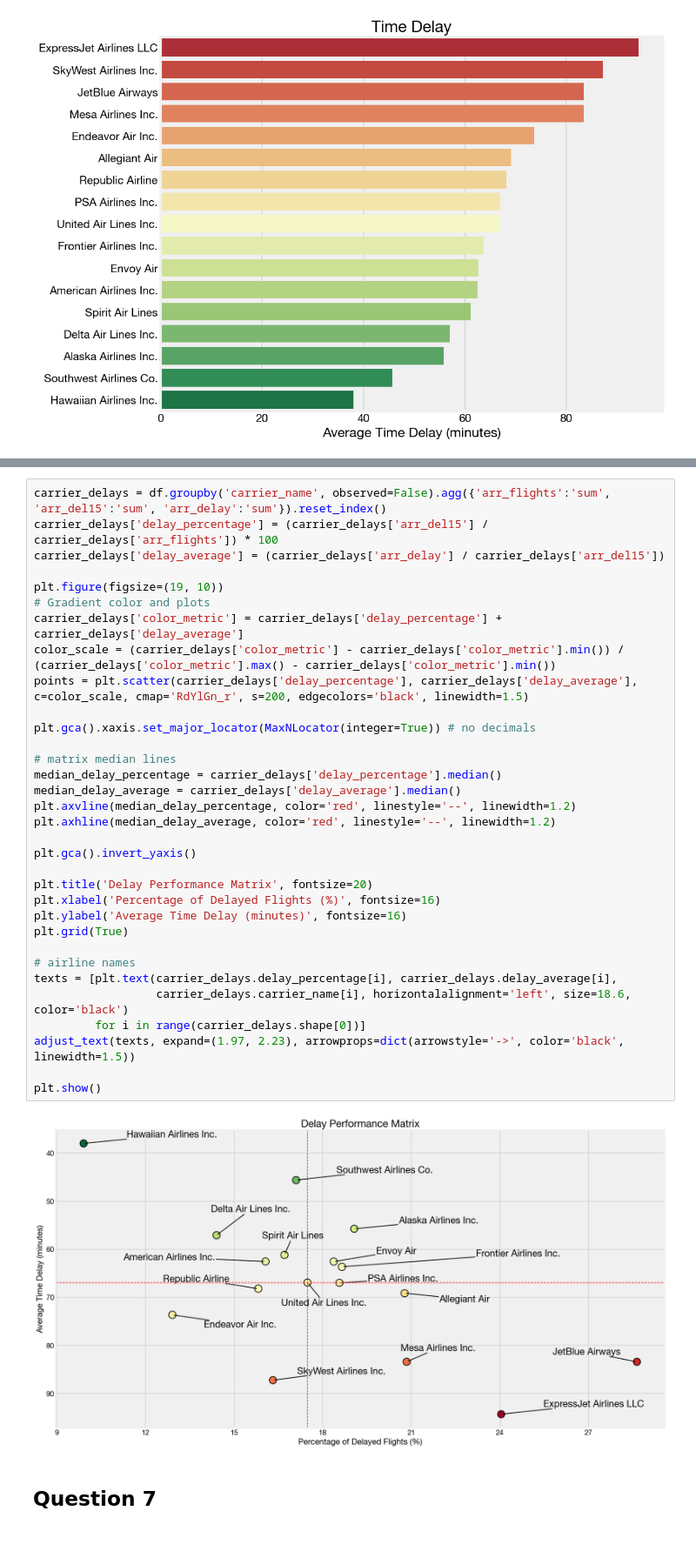
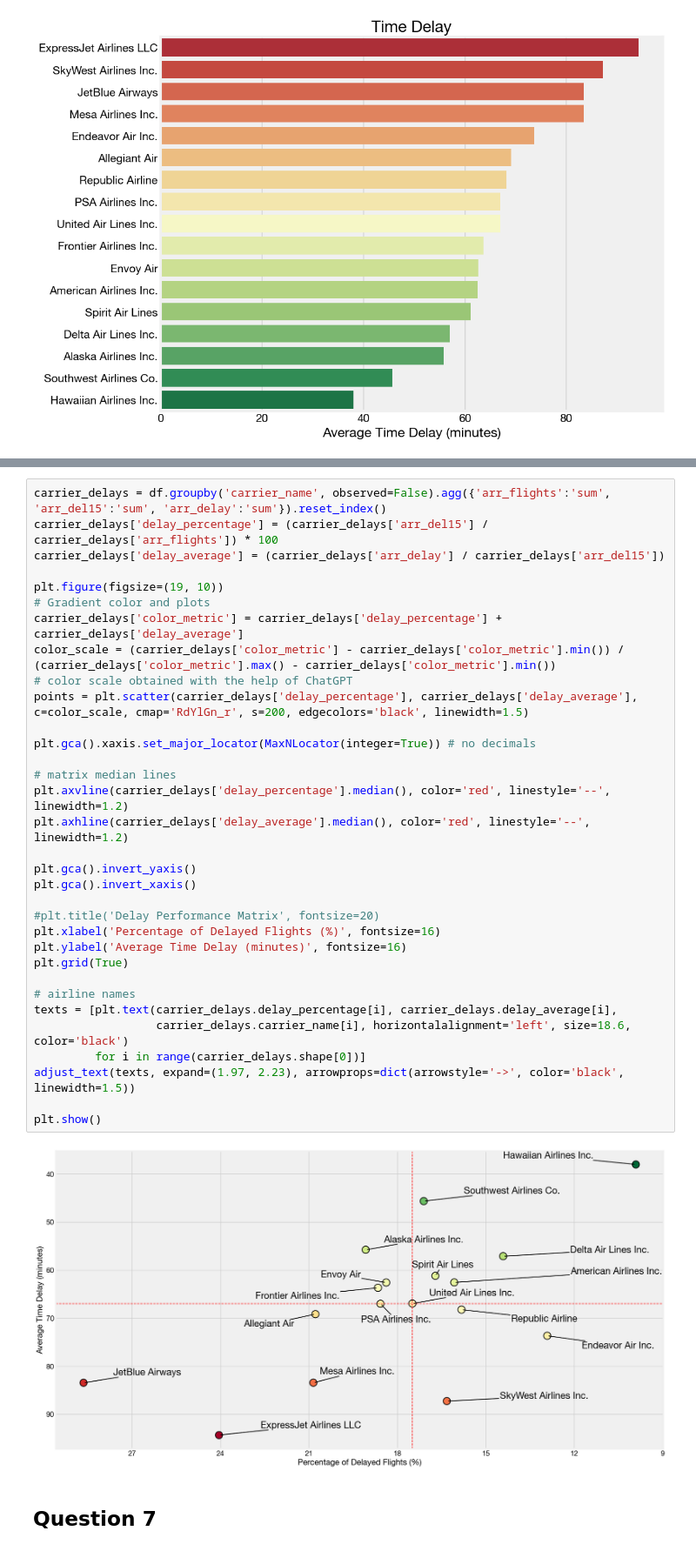
Before and after one commit to dominik117/flight-delays, a Jupyter notebook: eda_airlines.ipynb, the cells around one changed output, grey strips where cells are left out. Shown at 87% size. Saved outputs shown, nothing was run; the diff lists cells and outputs as text.

```diff
--- a/eda_airlines.ipynb
+++ b/eda_airlines.ipynb
@@ -374,37 +374,37 @@ What is the matrix view between big/small and bad/good performing airlines?
 # %%
 carrier_delays = df.groupby('carrier_name', observed=False).agg({'arr_flights':'sum', 'arr_del15':'sum', 'arr_delay':'sum'}).reset_index()
 carrier_delays['delay_percentage'] = (carrier_delays['arr_del15'] / carrier_delays['arr_flights']) * 100
 carrier_delays['delay_average'] = (carrier_delays['arr_delay'] / carrier_delays['arr_del15'])
 
 plt.figure(figsize=(19, 10))
 # Gradient color and plots
 carrier_delays['color_metric'] = carrier_delays['delay_percentage'] + carrier_delays['delay_average']
 color_scale = (carrier_delays['color_metric'] - carrier_delays['color_metric'].min()) / (carrier_delays['color_metric'].max() - carrier_delays['color_metric'].min())
+# color scale obtained with the help of ChatGPT
 points = plt.scatter(carrier_delays['delay_percentage'], carrier_delays['delay_average'], c=color_scale, cmap='RdYlGn_r', s=200, edgecolors='black', linewidth=1.5)
 
 plt.gca().xaxis.set_major_locator(MaxNLocator(integer=True)) # no decimals
 
 # matrix median lines
-median_delay_percentage = carrier_delays['delay_percentage'].median()
-median_delay_average = carrier_delays['delay_average'].median()
-plt.axvline(median_delay_percentage, color='red', linestyle='--', linewidth=1.2)
-plt.axhline(median_delay_average, color='red', linestyle='--', linewidth=1.2)
+plt.axvline(carrier_delays['delay_percentage'].median(), color='red', linestyle='--', linewidth=1.2)
+plt.axhline(carrier_delays['delay_average'].median(), color='red', linestyle='--', linewidth=1.2)
 
 plt.gca().invert_yaxis()
+plt.gca().invert_xaxis()
 
-plt.title('Delay Performance Matrix', fontsize=20)
+#plt.title('Delay Performance Matrix', fontsize=20)
 plt.xlabel('Percentage of Delayed Flights (%)', fontsize=16)
 plt.ylabel('Average Time Delay (minutes)', fontsize=16)
 plt.grid(True)
 
 # airline names
 texts = [plt.text(carrier_delays.delay_percentage[i], carrier_delays.delay_average[i],
                   carrier_delays.carrier_name[i], horizontalalignment='left', size=18.6, color='black')
          for i in range(carrier_delays.shape[0])]
 adjust_text(texts, expand=(1.97, 2.23), arrowprops=dict(arrowstyle='->', color='black', linewidth=1.5))
 
 plt.show()
 # %% [output]
-[figure, old version]
+[figure, new version]
 # %% [markdown]
 ## Question 7
```
Also changed, not shown: parts of 8 cells of this notebook, 1 other file.
